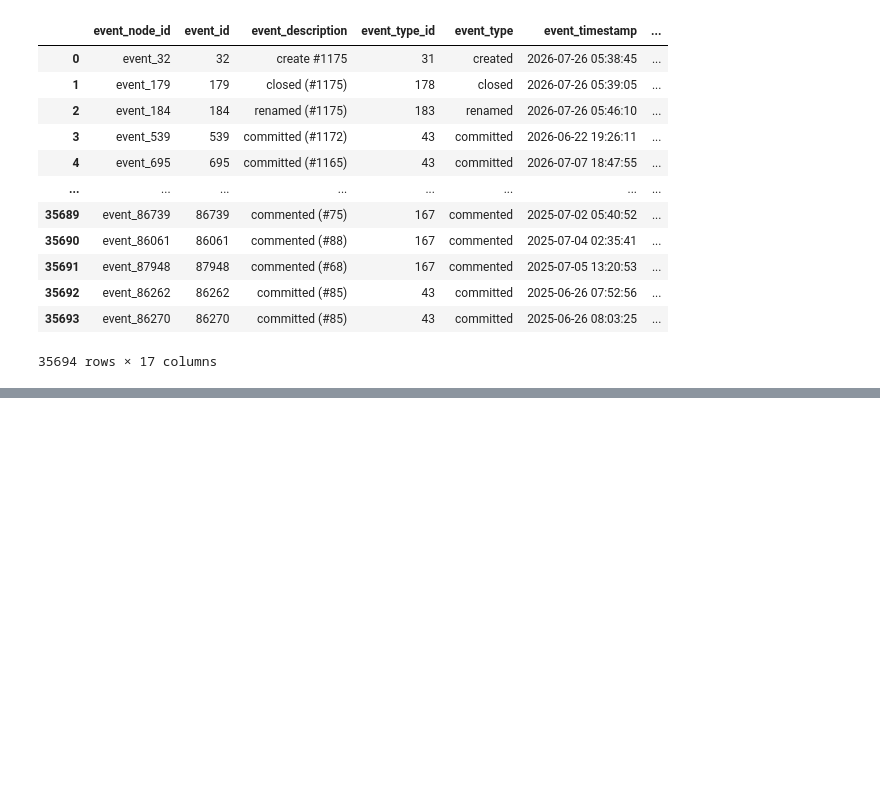
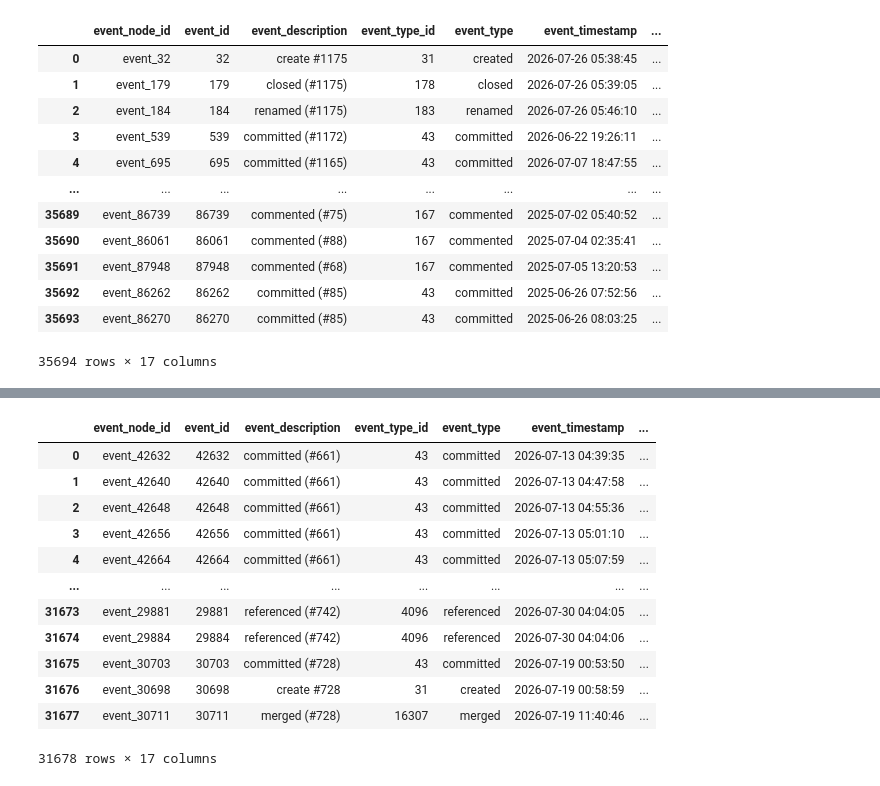
Before and after one commit to MahsaChoop/Lifecycle-Processes, a Jupyter notebook: data/data extraction.ipynb, the cells around one changed output, grey strips where cells are left out. Drawn from its saved outputs; the diff is of its cells as text; code cells hidden in the pictures; blank space fills up the shorter version.

Commit message:
adding vibetrading dataset

```diff
--- a/data/data extraction.ipynb
+++ b/data/data extraction.ipynb
@@ -170,0 +263,9 @@ eventsPerobj_df
+# %%
+import duckdb
+
+quack_db = DUCKDB_PATH_TRADINGAGENTS
+
+with duckdb.connect(quack_db, read_only=True) as con:
+    eventsPerobj_df = con.sql("SELECT * FROM graph_data_prep.graph_base_table").df()
+
+eventsPerobj_df
@@ -170,0 +291,13 @@ eventsPerobj_df
+# %%
+import duckdb
+import pandas as pd
+
+from pystackt import *
+
+from configToken import GITHUB_ACCESS_TOKEN
+
+from pathlib import Path
+import sys
+
+DUCKDB_PATH_VIBETRADING = "raw/Vibe-Trading.duckdb"
+SQLITE_PATH_VIBETRADING = "raw/Vibe-Trading.sqlite"
@@ -170,0 +388,23 @@ eventsPerobj_df
+# %%
+import duckdb
+
+quack_db = DUCKDB_PATH_VIBETRADING
+
+with duckdb.connect(quack_db, read_only=True) as con:
+    eventsPerobj_df = con.sql("SELECT * FROM graph_data_prep.graph_base_table").df()
+
+eventsPerobj_df
+# %% [output]
+|  | event_node_id | event_id | event_description | event_type_id | event_type | event_timestamp | ... |
+| 0 | event_42632 | 42632 | committed (#661) | 43 | committed | 2026-07-13 04:39:35 | ... |
+| 1 | event_42640 | 42640 | committed (#661) | 43 | committed | 2026-07-13 04:47:58 | ... |
+| 2 | event_42648 | 42648 | committed (#661) | 43 | committed | 2026-07-13 04:55:36 | ... |
+| 3 | event_42656 | 42656 | committed (#661) | 43 | committed | 2026-07-13 05:01:10 | ... |
+| 4 | event_42664 | 42664 | committed (#661) | 43 | committed | 2026-07-13 05:07:59 | ... |
+| ... | ... | ... | ... | ... | ... | ... | ... |
+| 31673 | event_29881 | 29881 | referenced (#742) | 4096 | referenced | 2026-07-30 04:04:05 | ... |
+| 31674 | event_29884 | 29884 | referenced (#742) | 4096 | referenced | 2026-07-30 04:04:06 | ... |
+| 31675 | event_30703 | 30703 | committed (#728) | 43 | committed | 2026-07-19 00:53:50 | ... |
+| 31676 | event_30698 | 30698 | create #728 | 31 | created | 2026-07-19 00:58:59 | ... |
+| 31677 | event_30711 | 30711 | merged (#728) | 16307 | merged | 2026-07-19 11:40:46 | ... |
+31678 rows × 17 columns
```
Also changed, not shown: parts of 15 cells of this notebook, 2 other files.
